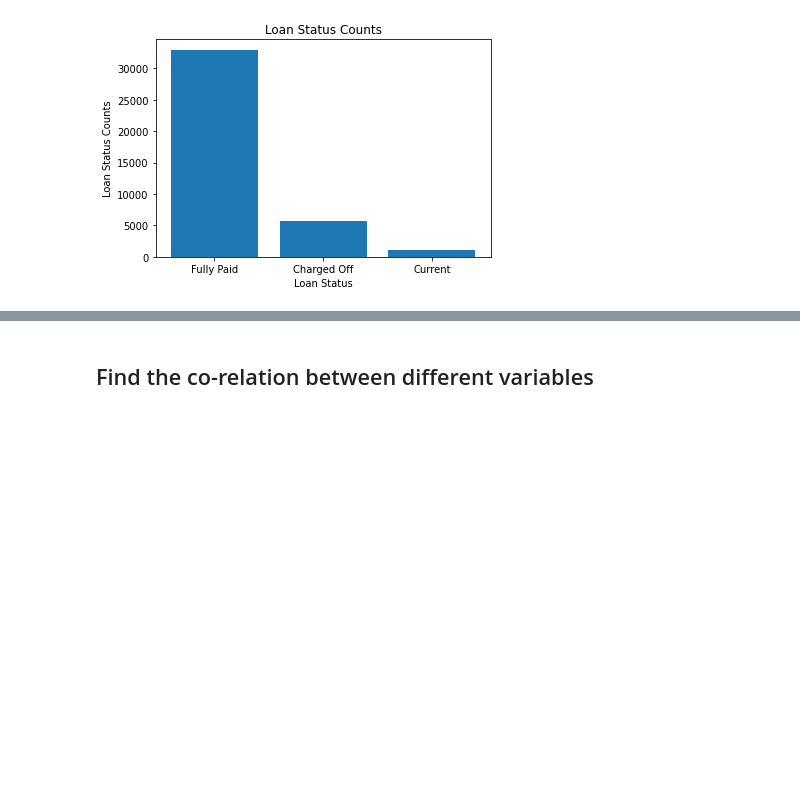
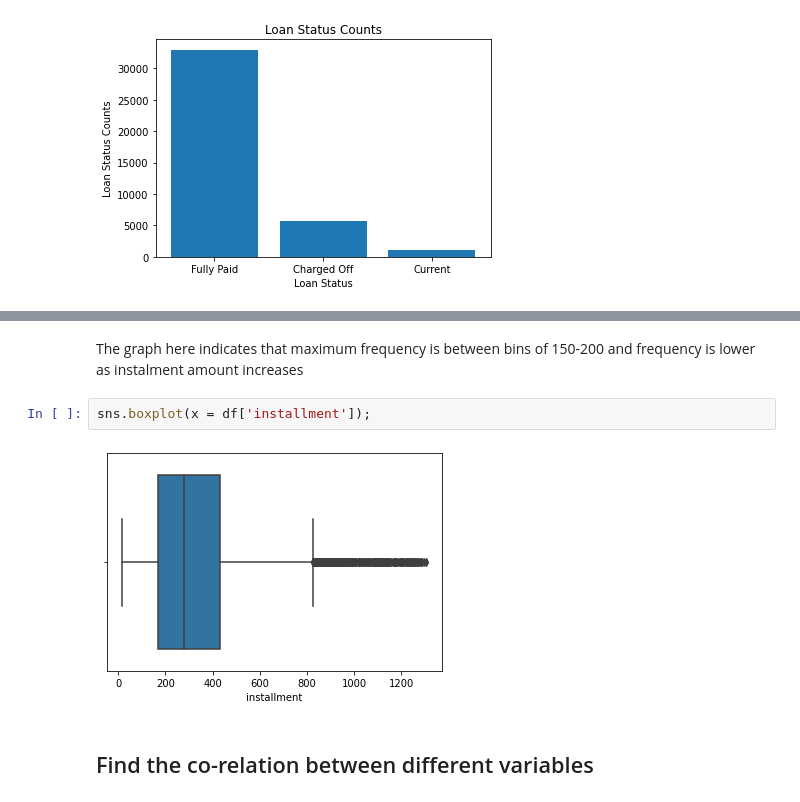
Before and after one commit to geeta-m-desai/LendingClubCaseStudy, a Jupyter notebook: Group_Facilitator_Geeta.ipynb, the cells around one changed output, grey strips where cells are left out. Saved outputs shown, nothing was run; the diff lists cells and outputs as text; blank space fills up the shorter version.

```diff
--- a/Group_Facilitator_Geeta.ipynb
+++ b/Group_Facilitator_Geeta.ipynb
@@ -332,3 +352,9 @@ plt.show()
+# %% [markdown]
+The graph here indicates that maximum frequency is between bins of 150-200 and frequency is lower as instalment amount increases
+# %%
+sns.boxplot(x = df['installment']);
+# %% [output]
+[figure, added]
 # %% [markdown]
 ## Find the co-relation between different variables
 # %%
```
Also changed, not shown: parts of 11 cells of this notebook.
